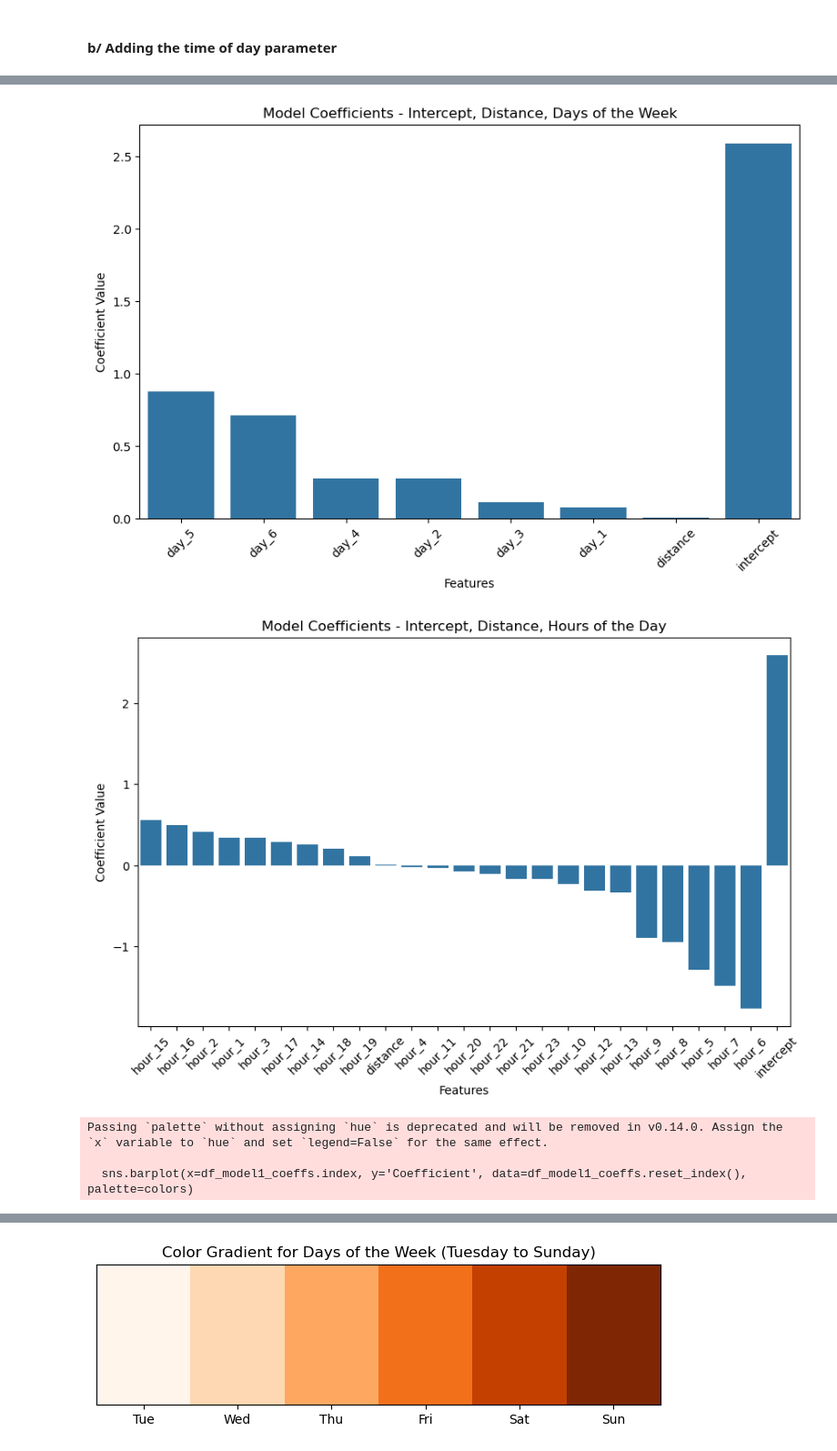
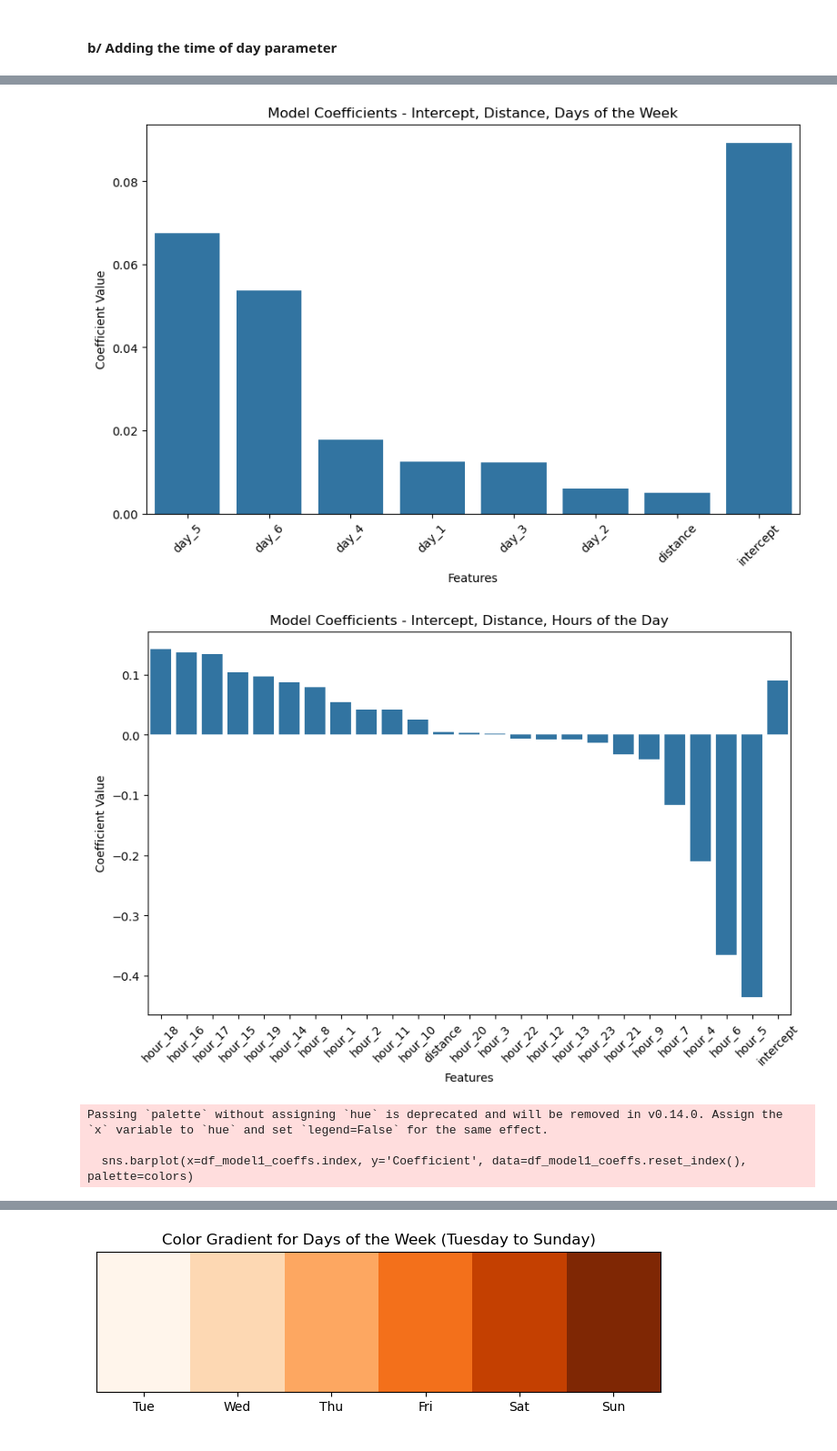
Before and after one commit to Echoo7/Machine-Learning-Project, a Jupyter notebook: notebooks/Main_notebook.ipynb, the cells around one changed output, grey strips where cells are left out. Shown at 91% size. Drawn from its saved outputs; the diff is of its cells as text; code cells hidden in the pictures.

Commit message:
Filters update (speed)

```diff
--- a/notebooks/Main_notebook.ipynb
+++ b/notebooks/Main_notebook.ipynb
@@ -56,14 +56,21 @@ data/VELO-LYON/Trajets VELOV 2019/VELOV_TRAJETS_2019_T2.csv
 # %% [markdown]
 #### c/ Data import
 # %%
-MAIN_PATH = r".."   # Main folder path
-BASE_PATH = MAIN_PATH + r"data/"   # Data folder's path
+# Main folder's path
+MAIN_PATH = r"../"
+# Data folder's path
+BASE_PATH = MAIN_PATH + r"data/"
+# Velo'v data's path
 LYON_PATH = BASE_PATH + r"VELO-LYON/Trajets VELOV */*.csv"
+# Velo'v stations locations file's path
 LYON_LOCATIONS = BASE_PATH + r"VELO-LYON/locations/pvo_patrimoine_voirie.pvostationvelov.json"
+# Lyon's contours dataset's path
 LYON_IRIS = BASE_PATH + r"iris_lyon.shp"
+# Coordinates of the center of Lyon
 LYON_CENTER = (45.764043, 4.835659)
+# Importing the data into a dataframe
 df_lyon = read_whole_pandas_df(LYON_PATH, alternative_path=alt_path, sep = ";", enc = "ISO-8859-1",
-                               columns = ["id_exit_station", "exit_station", "date_exit", "id_return_station", "return_station", "date_return"], alternative_dataset=True)
+                               columns = ["id_exit_station", "exit_station", "date_exit", "id_return_station", "return_station", "date_return"], alternative_dataset=False)
 print(f"✅ All datasets were successfully imported")
 
 df_lyon["date_exit"] = pd.to_datetime(df_lyon['date_exit'], format="%Y/%m/%d %H:%M:%S").dt.tz_localize("Europe/Paris", ambiguous="NaT")
@@ -148,7 +156,2 @@ df_lyon.head()
 # %% [markdown]
 ###  <u> **3 - Filtering** </u>
-# %%
-df_lyon = df_lyon[df_lyon.id_exit_station != df_lyon.id_return_station]
-df_lyon = df_lyon[df_lyon.travel_time<30]
-df_lyon = df_lyon[df_lyon.travel_time>0]
-df_lyon.sample(10)
@@ -166,0 +158,10 @@ df_lyon.sample(10)
+# %%
+# Creating a `speed` column based on the travel time and the distance (values in km/h for future readability)
+df_lyon["speed"] = (df_lyon["distance"]/1000) / (df_lyon["travel_time"]/60)
+# Filtering the data where the speed is below 10 km/h or above 30 km/h
+df_lyon = df_lyon[df_lyon.speed.between(10,30)]
+# Filtering the travels where the exit station and the return station are identical
+df_lyon = df_lyon[df_lyon.id_exit_station != df_lyon.id_return_station]
+
+print("There are ", df_lyon.shape[0], "travels after filtering.")
+df_lyon.sample(10)
@@ -254,6 +284,8 @@ def build_validation_serie(y_test, y_pred):
 #### a/ Adding the day of the week parameter
 # %%
 # Extracting a subset of our original dataframe with only the columns at use
-df_model1 = df_lyon[['distance', 'travel_time', 'datetime_1h', 'day', 'month']].copy()
+df_model1 = df_lyon[['distance', 'travel_time', 'datetime_1h', 'day']].copy()
+# Converting day to integer type
+df_model1['day'] = df_model1['day'].astype(int)
 df_model1.sample(5)
 # %% [output]
@@ -357,7 +389,7 @@ df_model1_dummies_hour.sample(5)
 # Creating our multi-linear regression model, predicting the travel time based on the previous parameters and the hour of the day
 ## Splitting our data using my_train_test_split function
 y = df_model1_dummies_hour['travel_time']
-X = df_model1_dummies_hour.drop(columns=['month', 'datetime_1h', 'travel_time'])
+X = df_model1_dummies_hour.drop(columns=['datetime_1h', 'travel_time'])
 X_train, X_test, y_train, y_test = my_train_test_split(X, y)
 
 ## Creating our new model 1: model1_day_hour
@@ -403,7 +435,7 @@ for idx in df_model1_coeffs.index:
     if idx == 'intercept':
         colors.append('blue')
     elif idx == 'distance':
-        colors.append('green')
+        colors.append('red')
     elif idx.startswith('day_'):
         colors.append(plt.cm.Oranges(int(idx.split('_')[1]) * 30))
     elif idx.startswith('hour_'):
@@ -440,6 +472,6 @@ MAE     2.601710
 dtype: float64
-[figure, old version]
+[figure, new version]
-[figure, old version]
+[figure, new version]
 Passing `palette` without assigning `hue` is deprecated and will be removed in v0.14.0. Assign the `x` variable to `hue` and set `legend=False` for the same effect.
 
   sns.barplot(x=df_model1_coeffs.index, y='Coefficient', data=df_model1_coeffs.reset_index(), palette=colors)
```
Also changed, not shown: parts of 17 cells of this notebook.
